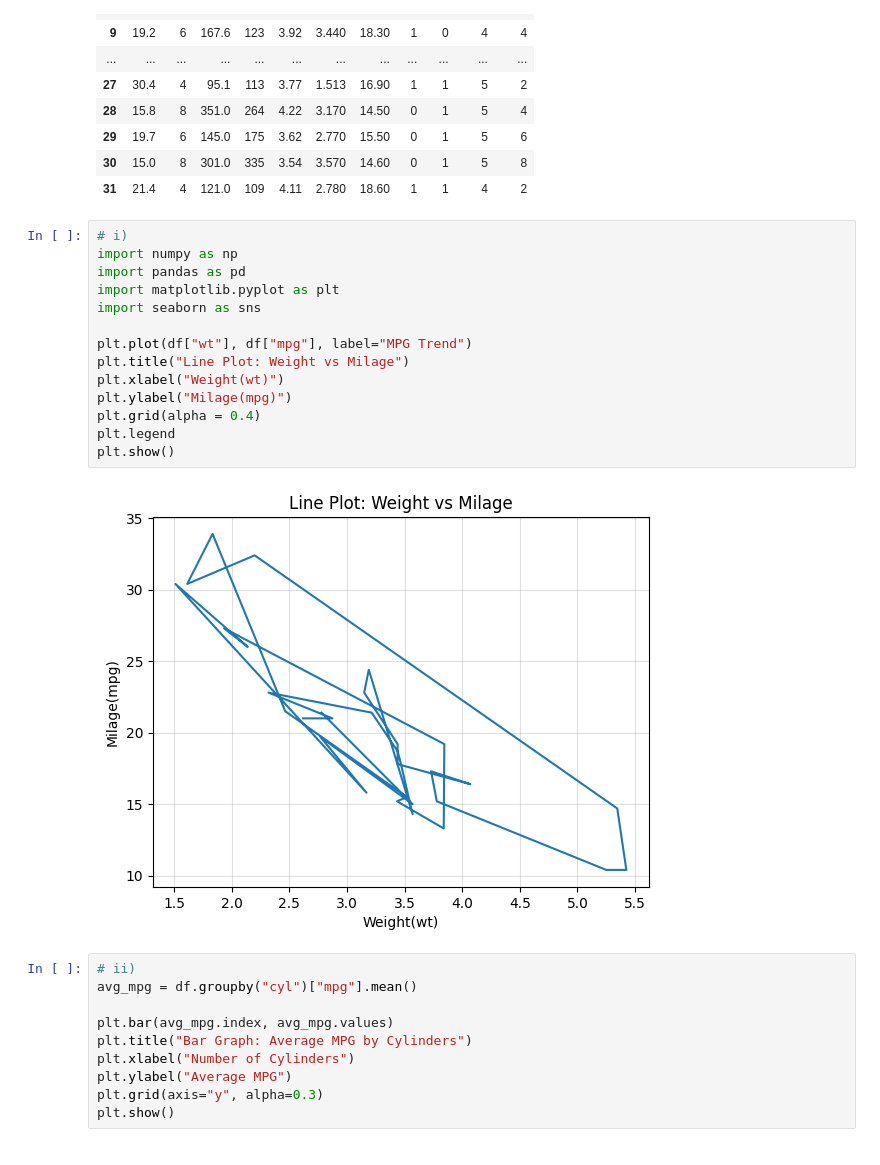
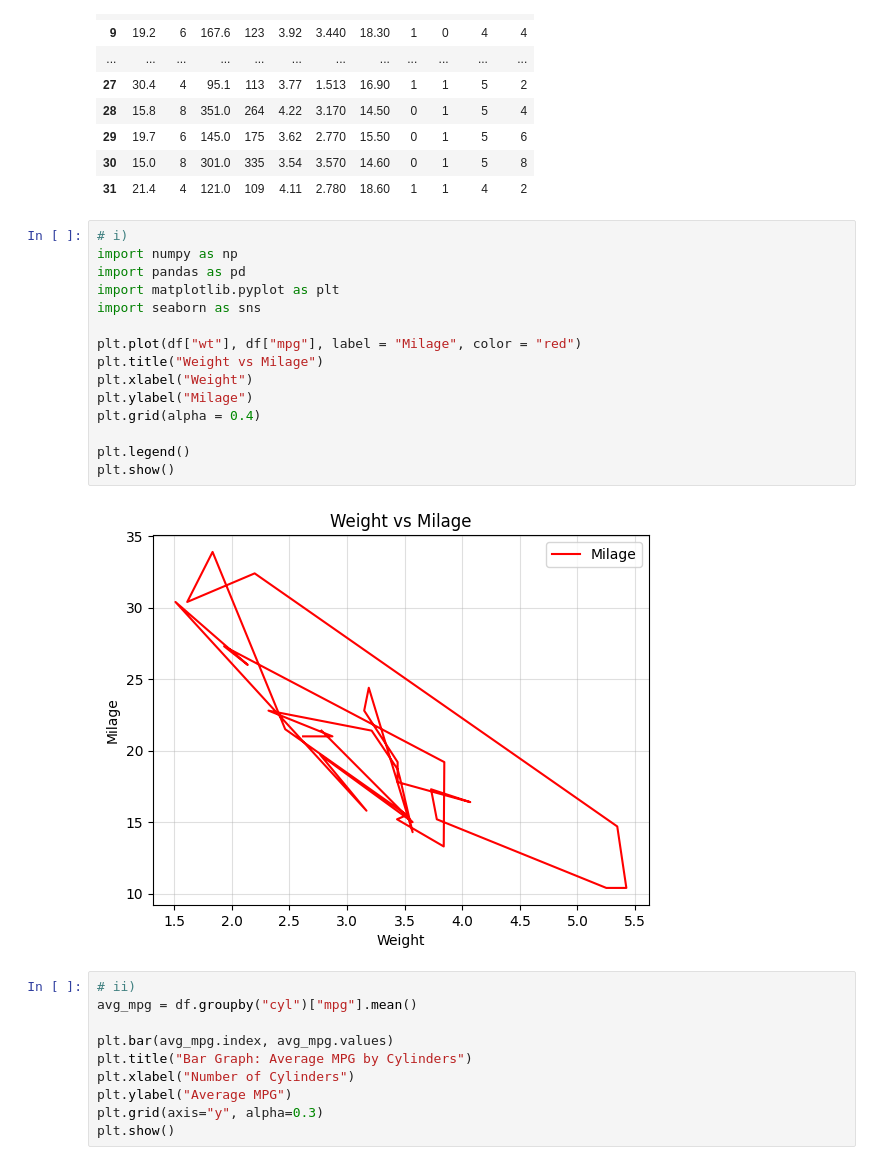
Before and after one commit to RajMagdum05/ML_Vehicle-Insurance-Prediction, a Jupyter notebook: Assignment_1.ipynb, the cells around one changed output. Drawn from its saved outputs; the diff is of its cells as text.

```diff
--- a/Assignment_1.ipynb
+++ b/Assignment_1.ipynb
@@ -307,19 +307,20 @@ df
 # %%
 # i)
 import numpy as np
 import pandas as pd
 import matplotlib.pyplot as plt
 import seaborn as sns
 
-plt.plot(df["wt"], df["mpg"], label="MPG Trend")
-plt.title("Line Plot: Weight vs Milage")
-plt.xlabel("Weight(wt)")
-plt.ylabel("Milage(mpg)")
+plt.plot(df["wt"], df["mpg"], label = "Milage", color = "red")
+plt.title("Weight vs Milage")
+plt.xlabel("Weight")
+plt.ylabel("Milage")
 plt.grid(alpha = 0.4)
-plt.legend
+
+plt.legend()
 plt.show()
 # %% [output]
-[figure, old version]
+[figure, new version]
 # %%
 # ii)
 avg_mpg = df.groupby("cyl")["mpg"].mean()
```
Also changed, not shown: 1 other file.
